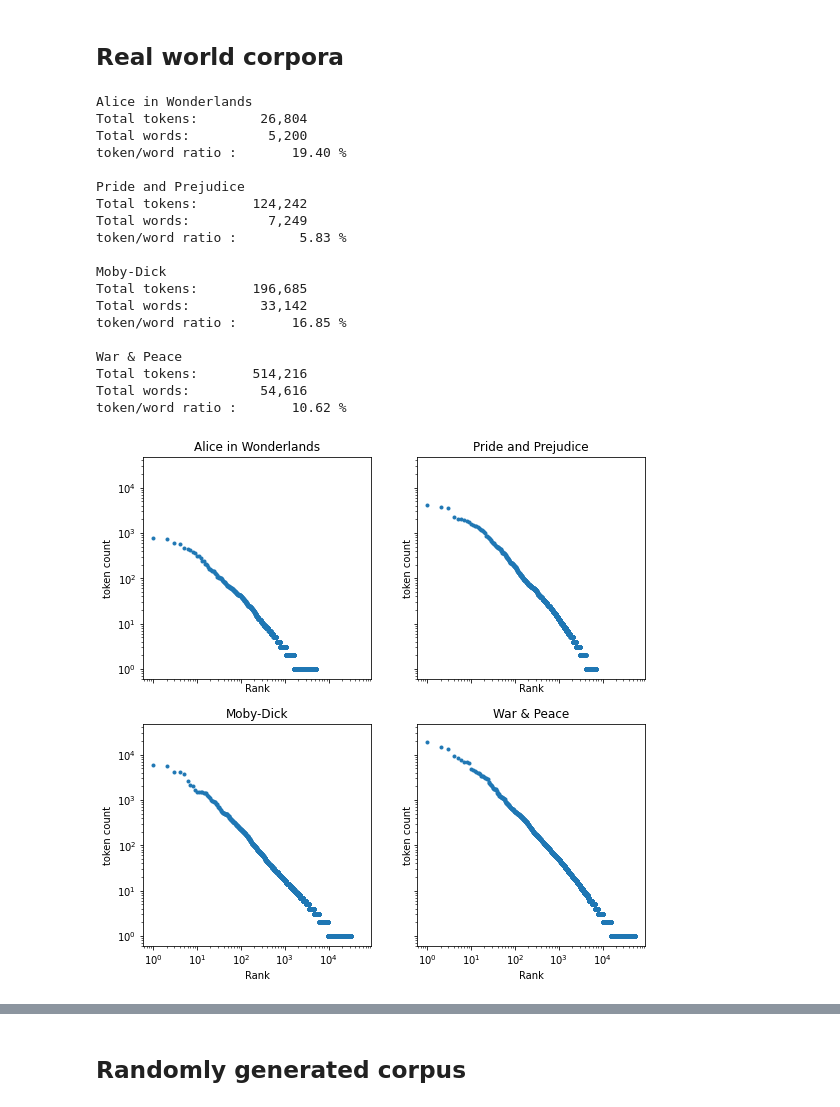
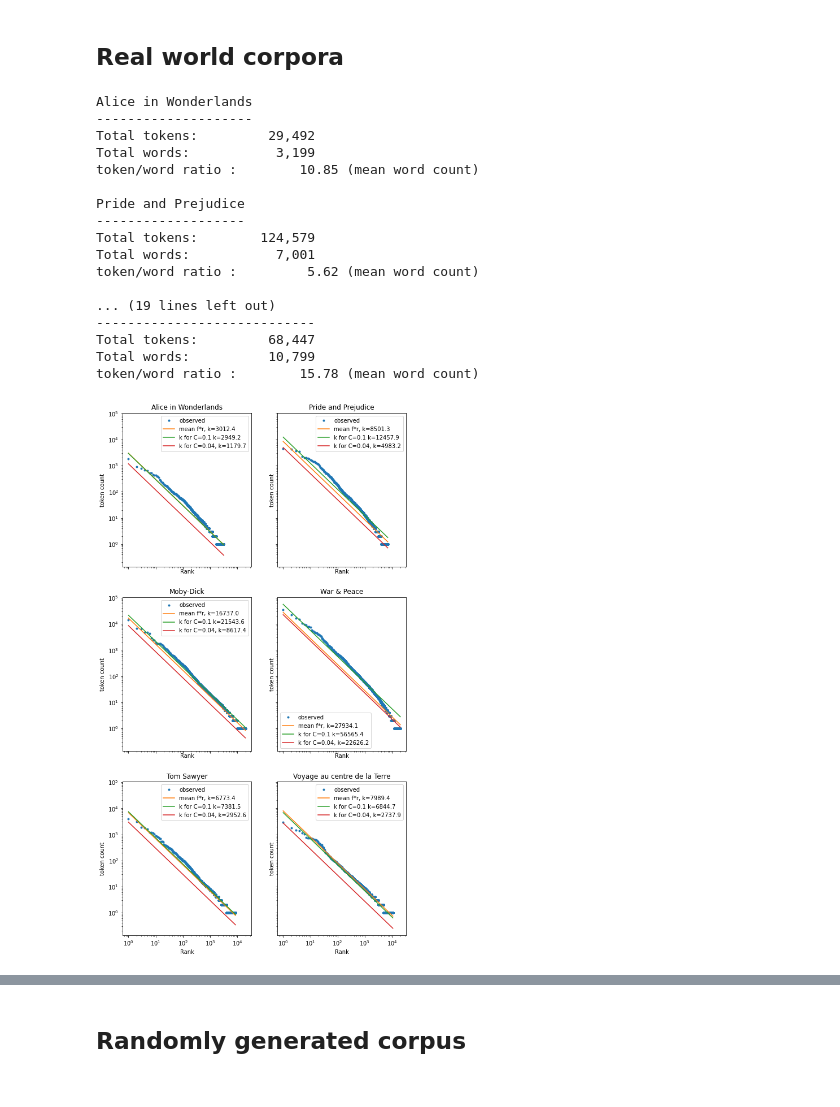
Before and after one commit to olsgaard/notebooks, a Jupyter notebook: zipfs_law.ipynb, the cells around one changed output, grey strips where cells are left out. Drawn from its saved outputs; the diff is of its cells as text; code cells hidden in the pictures.

```diff
--- a/zipfs_law.ipynb
+++ b/zipfs_law.ipynb
@@ -13,9 +17,19 @@ from matplotlib import pyplot as plt
 # %%
 def loglog_corpus(corpus, title=None):
     counts = [el[1] for el in corpus.most_common()]
-    plt.loglog(counts, '.')
+    ranks = range(1, len(counts)+1)
+
+    plt.loglog(ranks, counts, '.' , label="observed")
+
+    k = mean(f*r for f, r in zip(counts, ranks))
+    plt.loglog(ranks, [k/r for r in ranks], label=f"mean f*r, {k=:.1f}")
+    k = sum(counts)
+    plt.loglog(ranks, [(k*0.1)/r for r in ranks], label=f"k for C=0.1 k={k*0.1:.1f}")
+    plt.loglog(ranks, [(k*0.04)/r for r in ranks], label=f"k for C=0.04, k={k*0.04:.1f}")
+
     plt.ylabel("token count")
     plt.xlabel("Rank")
+    plt.legend()
     if title:
         plt.title(title)
 # %%
@@ -28,41 +85,44 @@ def corpus_stats(counter):
 # %% [markdown]
 ## Real world corpora
 # %%
+# Download and prepare corpora
 corpora_url = [
     ("https://www.gutenberg.org/files/11/11-0.txt", "Alice in Wonderlands"),
     ("https://www.gutenberg.org/files/1342/1342-0.txt", "Pride and Prejudice"),
     ("https://www.gutenberg.org/files/2701/2701-0.txt", "Moby-Dick"),
     ("https://www.gutenberg.org/files/2600/2600-0.txt", "War & Peace"),
+    ("https://www.gutenberg.org/files/74/74-0.txt", "Tom Sawyer"),
+    ("https://www.gutenberg.org/ebooks/4791.txt.utf-8", "Voyage au centre de la Terre")
 ]
-corpora = {name: Counter(re.sub(r'[^a-z ]', '', urllib.request.urlopen(url).read().decode('utf-8').lower()).split())
+# Remove none-alphabet characters and split on space and new lines
+corpora = {name: Counter(re.sub(r'[^a-z \n]', '', urllib.request.urlopen(url).read().decode('utf-8').lower()).split())
            for url, name in corpora_url}
 # %%
-fig, axs = plt.subplots(2, 2, figsize=(9, 9), sharey=True, sharex=True)
-for i, (n, c) in enumerate(corpora.items(), start=1):
-    print(n)
+plt.subplots(3, 2, figsize=(9, 17), sharey=True, sharex=True)
+for i, (name, c) in enumerate(corpora.items(), start=1):
+    print(name)
+    print('-'*len(name))
     corpus_stats(c)
     print()
-    plt.subplot(2, 2, i)
-    loglog_corpus(c, n)
+    plt.subplot(3, 2, i)
+    loglog_corpus(c, name)
 # %% [output]
 Alice in Wonderlands
-Total tokens:        26,804
-Total words:          5,200
-token/word ratio :       19.40 %
+--------------------
+Total tokens:         29,492
+Total words:           3,199
+token/word ratio :        10.85 (mean word count)
 
 Pride and Prejudice
-Total tokens:       124,242
-Total words:          7,249
-token/word ratio :        5.83 %
+-------------------
+Total tokens:        124,579
+Total words:           7,001
+token/word ratio :         5.62 (mean word count)
 
-Moby-Dick
-Total tokens:       196,685
-Total words:         33,142
-token/word ratio :       16.85 %
-
-War & Peace
-Total tokens:       514,216
-Total words:         54,616
-token/word ratio :       10.62 %
+... (19 lines left out)
+----------------------------
+Total tokens:         68,447
+Total words:          10,799
+token/word ratio :        15.78 (mean word count)
-[figure, old version]
+[figure, new version]
 # %%
```
Also changed, not shown: parts of 14 cells of this notebook.
